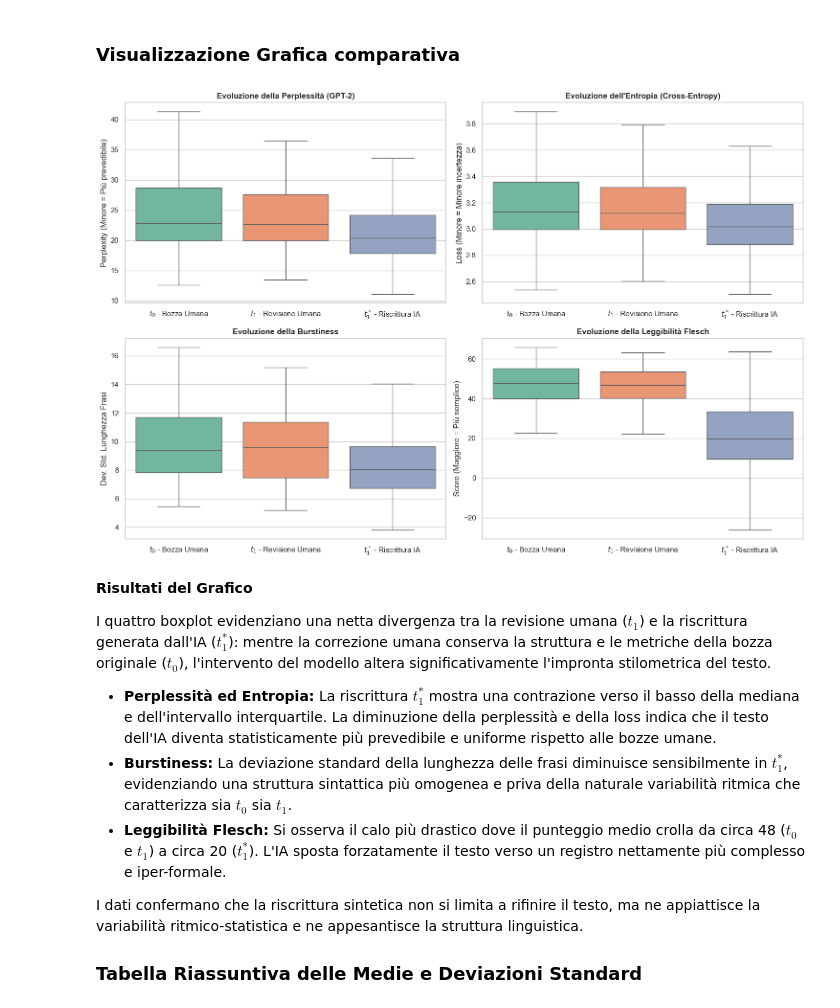
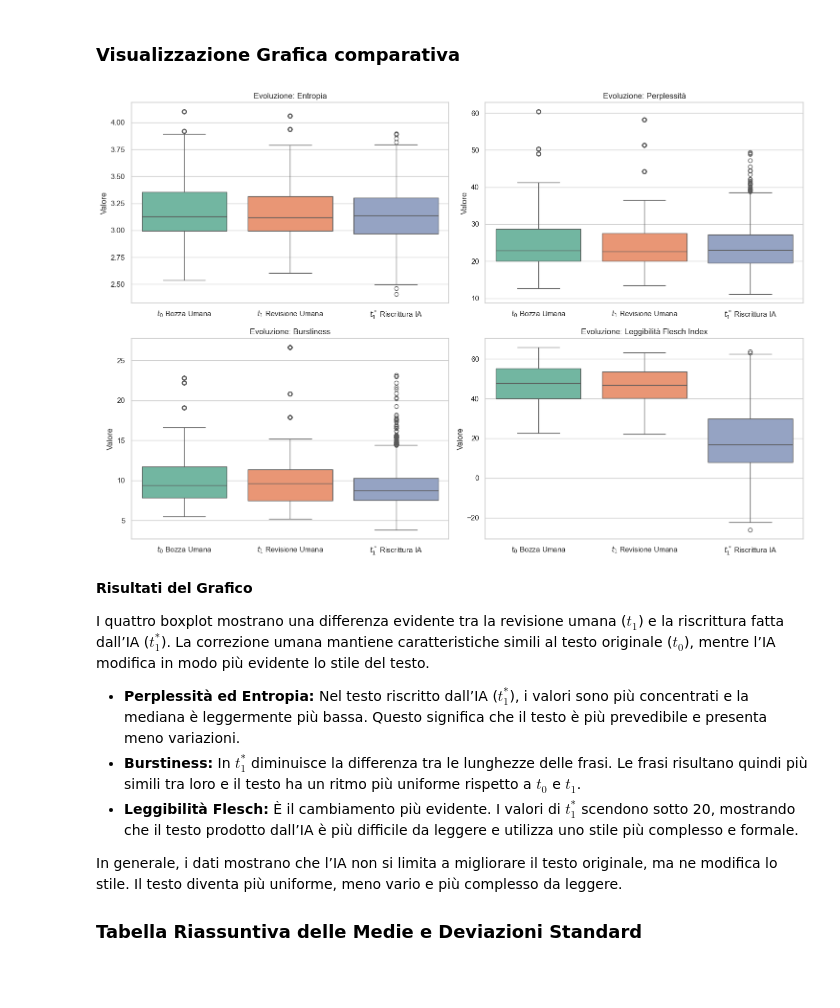
Before and after one commit to MarcoDeLuca21/project_work_nlp, a Jupyter notebook: notebook.ipynb, the cells around one changed output. Drawn from its saved outputs; the diff is of its cells as text; code cells hidden in the pictures; blank space fills up the shorter version.

Commit message:
Esperimento 2 e nell'eseperimento 1 valuto tutti modelli presenti nel dataset

```diff
--- a/notebook.ipynb
+++ b/notebook.ipynb
@@ -64,15 +70,11 @@ if os.path.exists(csv_real_path):
     df_raw = pd.read_csv(csv_real_path)
 
     modelli_disponibili = df_raw["llm_model"].unique()
-
     print(f"[DATA] Modelli LLM presenti nel dataset: {list(modelli_disponibili)}")
 
-    # selezioniamo il primo modello LLM disponibile
-    modello_target = modelli_disponibili[0]
+    df_filtered = df_raw.copy()
 
-    df_filtered = df_raw[df_raw["llm_model"] == modello_target].copy()
-
-    # costruzione del DataFrame timeline
+    # costruzione del cataFrame timeline
     df_timeline = pd.DataFrame({
         "essay_id": df_filtered["essay_id"],
         "t0_bozza": df_filtered["draft1"],
@@ -81,7 +83,7 @@ if os.path.exists(csv_real_path):
         "llm_model": df_filtered["llm_model"]
     }).dropna().reset_index(drop=True)
 
-    print(f"[DATA] Caricamento completato con il modello: '{modello_target}'")
+    print(f"[DATA] Caricamento completato con successo.")
     print(f"[DATA] Totale saggi caricati lungo la timeline: {len(df_timeline)}")
 else:
     raise FileNotFoundError(f"Impossibile trovare il file: {csv_real_path}")
@@ -230,50 +201,41 @@ Warning: You are sending unauthenticated requests to the HF Hub. Please set a HF
 # %% [markdown]
 ### Visualizzazione Grafica comparativa
 # %%
-fig, axes = plt.subplots(2, 2, figsize=(15, 10))
-
-metriche_config = [
-    ("perplexity", "Evoluzione della Perplessità (GPT-2)", "Perplexity (Minore = Più prevedibile)", axes[0, 0]),
-    ("entropy", "Evoluzione dell'Entropia (Cross-Entropy)", "Loss (Minore = Minore incertezza)", axes[0, 1]),
-    ("burstiness", "Evoluzione della Burstiness", "Dev. Std. Lunghezza Frasi", axes[1, 0]),
-    ("readability", "Evoluzione della Leggibilità Flesch", "Score (Maggiore = Più semplice)", axes[1, 1])
+metrics_to_plot = [
+    ("entropy", "Entropia"),
+    ("perplexity", "Perplessità"),
+    ("burstiness", "Burstiness"),
+    ("readability", "Leggibilità Flesch Index")
 ]
 
-for col, titolo, ylabel, ax in metriche_config:
-    df_melt = pd.melt(
-        df_timeline,
-        value_vars=[f"t0_{col}", f"t1_h_{col}", f"t1_ai_{col}"],
-        var_name="Stadio", value_name="Valore"
-    )
-    df_melt["Stadio"] = df_melt["Stadio"].map({
-        f"t0_{col}": "$t_0$ - Bozza Umana",
-        f"t1_h_{col}": "$t_1$ - Revisione Umana",
-        f"t1_ai_{col}": "$t_1^*$ - Riscrittura IA"
-    })
+fig, axes = plt.subplots(2, 2, figsize=(15, 10))
+axes = axes.flatten()
 
-    sns.boxplot(
-        data=df_melt, x="Stadio", y="Valore", ax=ax,
-        hue="Stadio", palette="Set2", legend=False, showfliers=False
-    )
-    ax.set_title(titolo, fontsize=12, fontweight="bold")
-    ax.set_ylabel(ylabel)
-    ax.set_xlabel("")
+for idx, (metric_code, metric_name) in enumerate(metrics_to_plot):
+    df_plot = pd.DataFrame({
+        "$t_0$ Bozza Umana": df_timeline[f"t0_{metric_code}"],
+        "$t_1$ Revisione Umana": df_timeline[f"t1_h_{metric_code}"],
+        "$t_1^*$ Riscrittura IA": df_timeline[f"t1_ai_{metric_code}"]
+    }).melt(var_name="Stadio", value_name="Valore")
+
+    sns.boxplot(data=df_plot, x="Stadio", y="Valore", ax=axes[idx], palette="Set2", hue="Stadio", legend=False)
+    axes[idx].set_title(f"Evoluzione: {metric_name}")
+    axes[idx].set_xlabel("")
 
 plt.tight_layout()
 plt.show()
 # %% [output]
-[figure, old version]
+[figure, new version]
 # %% [markdown]
-
 **Risultati del Grafico**
 
-I quattro boxplot evidenziano una netta divergenza tra la revisione umana ($t_1$) e la riscrittura generata dall'IA ($t_1^*$): mentre la correzione umana conserva la struttura e le metriche della bozza originale ($t_0$), l'intervento del modello altera significativamente l'impronta stilometrica del testo.
+I quattro boxplot mostrano una differenza evidente tra la revisione umana ($t_1$) e la riscrittura fatta dall’IA ($t_1^*$). La correzione umana mantiene caratteristiche simili al testo originale ($t_0$), mentre l’IA modifica in modo più evidente lo stile del testo.
 
-* **Perplessità ed Entropia:** La riscrittura $t_1^*$ mostra una contrazione verso il basso della mediana e dell'intervallo interquartile. La diminuzione della perplessità e della loss indica che il testo dell'IA diventa statisticamente più prevedibile e uniforme rispetto alle bozze umane.
-* **Burstiness:** La deviazione standard della lunghezza delle frasi diminuisce sensibilmente in $t_1^*$, evidenziando una struttura sintattica più omogenea e priva della naturale variabilità ritmica che caratterizza sia $t_0$ sia $t_1$.
-* **Leggibilità Flesch:** Si osserva il calo più drastico dove il punteggio medio crolla da circa 48 ($t_0$ e $t_1$) a circa 20 ($t_1^*$). L'IA sposta forzatamente il testo verso un registro nettamente più complesso e iper-formale.
+* **Perplessità ed Entropia:** Nel testo riscritto dall’IA ($t_1^*$), i valori sono più concentrati e la mediana è leggermente più bassa. Questo significa che il testo è più prevedibile e presenta meno variazioni.
+* **Burstiness:** In $t_1^*$ diminuisce la differenza tra le lunghezze delle frasi. Le frasi risultano quindi più simili tra loro e il testo ha un ritmo più uniforme rispetto a $t_0$ e $t_1$.
+* **Leggibilità Flesch:** È il cambiamento più evidente. I valori di $t_1^*$ scendono sotto 20, mostrando che il testo prodotto dall’IA è più difficile da leggere e utilizza uno stile più complesso e formale.
 
-I dati confermano che la riscrittura sintetica non si limita a rifinire il testo, ma ne appiattisce la variabilità ritmico-statistica e ne appesantisce la struttura linguistica.
+In generale, i dati mostrano che l’IA non si limita a migliorare il testo originale, ma ne modifica lo stile. Il testo diventa più uniforme, meno vario e più complesso da leggere.
 
 ### Tabella Riassuntiva delle Medie e Deviazioni Standard
 # %%
```
Also changed, not shown: parts of 14 cells of this notebook.
